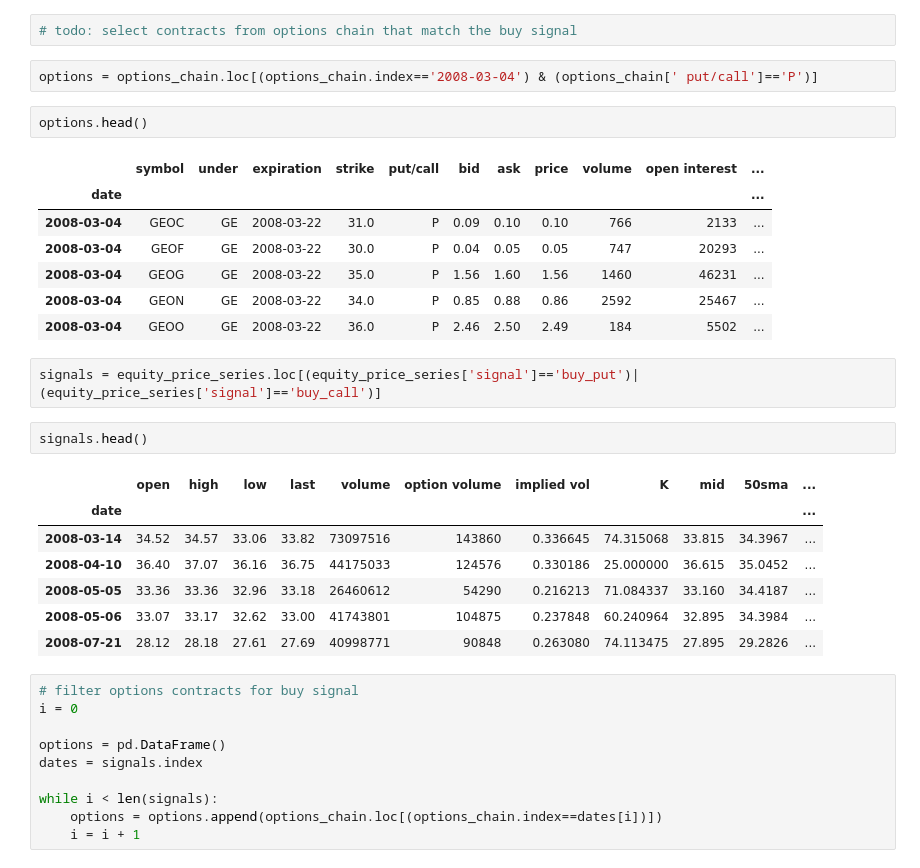
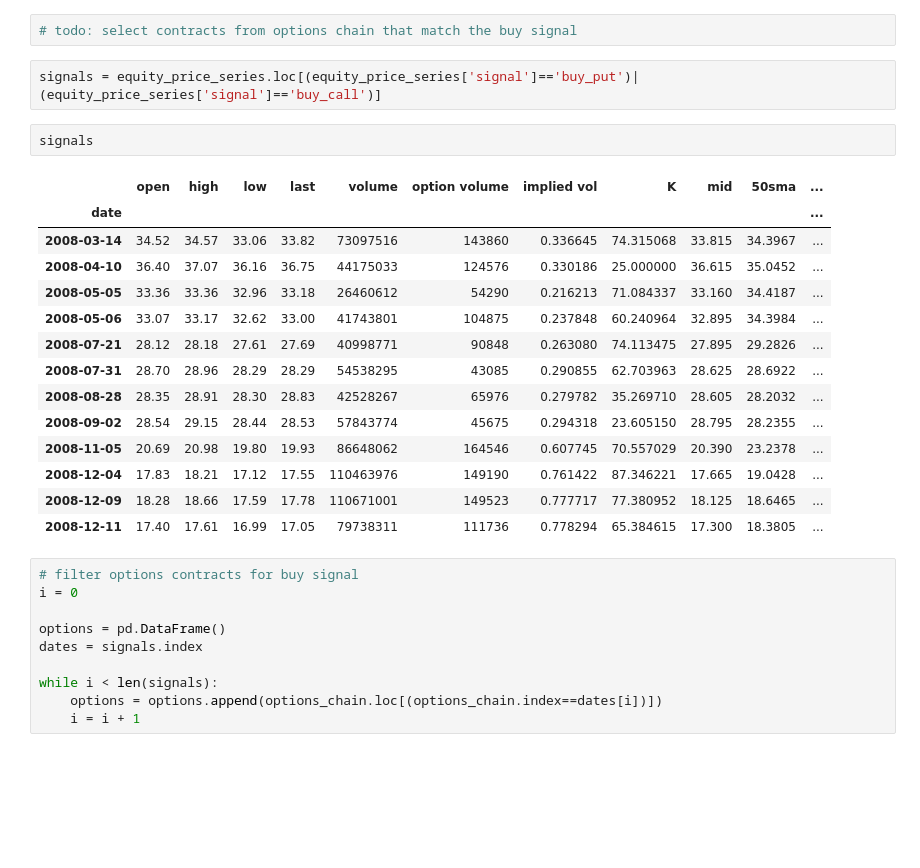
Before and after one commit to flooidio/tradebot, a Jupyter notebook: directional_strategy/options_directional_strategy.ipynb, the cells around one changed output. Cells and saved outputs as stored; diff of their text form; blank space fills up the shorter version.

Commit message:
filtering options chain, continued

```diff
--- a/directional_strategy/options_directional_strategy.ipynb
+++ b/directional_strategy/options_directional_strategy.ipynb
@@ -245,29 +218,24 @@ memory usage: 29.6+ KB
 # %%
 # todo: select contracts from options chain that match the buy signal
-# %%
-options = options_chain.loc[(options_chain.index=='2008-03-04') & (options_chain[' put/call']=='P')]
-# %%
-options.head()
-# %% [output]
-|  | symbol | under | expiration | strike | put/call | bid | ask | price | volume | open interest | ... |
-| date |  |  |  |  |  |  |  |  |  |  | ... |
-| 2008-03-04 | GEOC | GE | 2008-03-22 | 31.0 | P | 0.09 | 0.10 | 0.10 | 766 | 2133 | ... |
-| 2008-03-04 | GEOF | GE | 2008-03-22 | 30.0 | P | 0.04 | 0.05 | 0.05 | 747 | 20293 | ... |
-| 2008-03-04 | GEOG | GE | 2008-03-22 | 35.0 | P | 1.56 | 1.60 | 1.56 | 1460 | 46231 | ... |
-| 2008-03-04 | GEON | GE | 2008-03-22 | 34.0 | P | 0.85 | 0.88 | 0.86 | 2592 | 25467 | ... |
-| 2008-03-04 | GEOO | GE | 2008-03-22 | 36.0 | P | 2.46 | 2.50 | 2.49 | 184 | 5502 | ... |
 # %%
 signals = equity_price_series.loc[(equity_price_series['signal']=='buy_put')|(equity_price_series['signal']=='buy_call')]
 # %%
-signals.head()
+signals
 # %% [output]
 |  | open | high | low | last | volume | option volume | implied vol | K | mid | 50sma | ... |
 | date |  |  |  |  |  |  |  |  |  |  | ... |
 | 2008-03-14 | 34.52 | 34.57 | 33.06 | 33.82 | 73097516 | 143860 | 0.336645 | 74.315068 | 33.815 | 34.3967 | ... |
 | 2008-04-10 | 36.40 | 37.07 | 36.16 | 36.75 | 44175033 | 124576 | 0.330186 | 25.000000 | 36.615 | 35.0452 | ... |
 | 2008-05-05 | 33.36 | 33.36 | 32.96 | 33.18 | 26460612 | 54290 | 0.216213 | 71.084337 | 33.160 | 34.4187 | ... |
 | 2008-05-06 | 33.07 | 33.17 | 32.62 | 33.00 | 41743801 | 104875 | 0.237848 | 60.240964 | 32.895 | 34.3984 | ... |
 | 2008-07-21 | 28.12 | 28.18 | 27.61 | 27.69 | 40998771 | 90848 | 0.263080 | 74.113475 | 27.895 | 29.2826 | ... |
+| 2008-07-31 | 28.70 | 28.96 | 28.29 | 28.29 | 54538295 | 43085 | 0.290855 | 62.703963 | 28.625 | 28.6922 | ... |
+| 2008-08-28 | 28.35 | 28.91 | 28.30 | 28.83 | 42528267 | 65976 | 0.279782 | 35.269710 | 28.605 | 28.2032 | ... |
+| 2008-09-02 | 28.54 | 29.15 | 28.44 | 28.53 | 57843774 | 45675 | 0.294318 | 23.605150 | 28.795 | 28.2355 | ... |
+| 2008-11-05 | 20.69 | 20.98 | 19.80 | 19.93 | 86648062 | 164546 | 0.607745 | 70.557029 | 20.390 | 23.2378 | ... |
+| 2008-12-04 | 17.83 | 18.21 | 17.12 | 17.55 | 110463976 | 149190 | 0.761422 | 87.346221 | 17.665 | 19.0428 | ... |
+| 2008-12-09 | 18.28 | 18.66 | 17.59 | 17.78 | 110671001 | 149523 | 0.777717 | 77.380952 | 18.125 | 18.6465 | ... |
+| 2008-12-11 | 17.40 | 17.61 | 16.99 | 17.05 | 79738311 | 111736 | 0.778294 | 65.384615 | 17.300 | 18.3805 | ... |
 # %%
 # filter options contracts for buy signal
 i = 0
```
Also changed, not shown: parts of 21 cells of this notebook.
